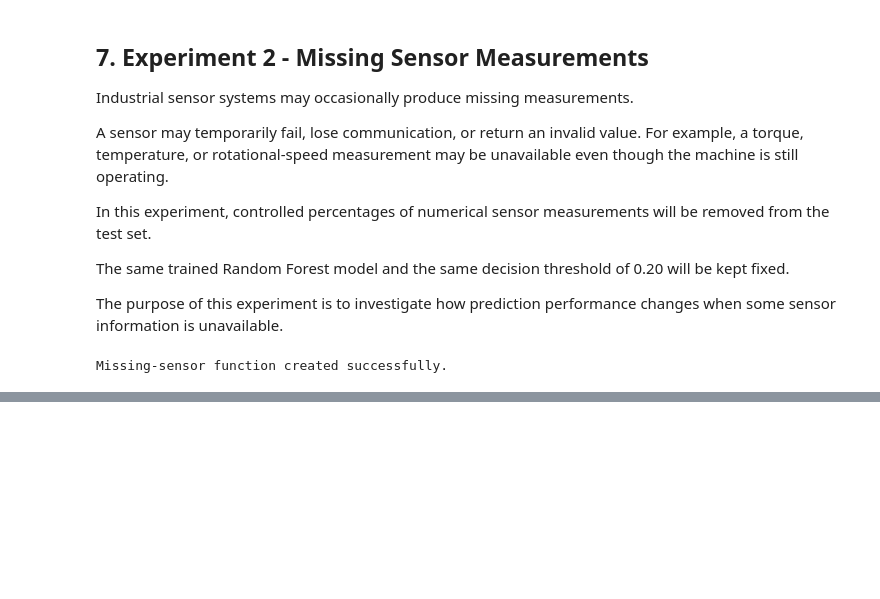
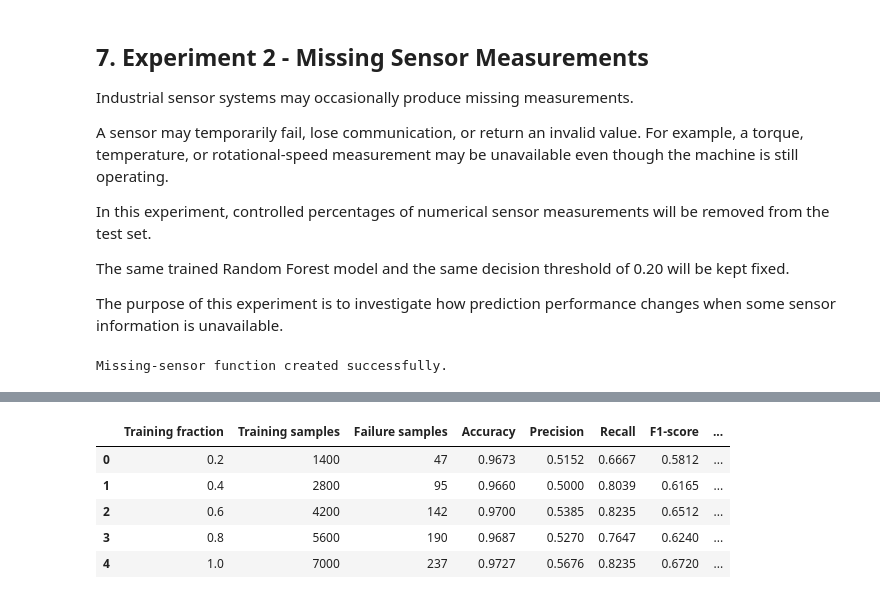
Before and after one commit to aacaas5/reliable-machine-failure-prediction-under-imbalanced-and-corrupted-sensor-data, a Jupyter notebook: notebooks/03_robustness_experiments.ipynb, the cells around one changed output, grey strips where cells are left out. Drawn from its saved outputs; the diff is of its cells as text; code cells hidden in the pictures; blank space fills up the shorter version.

```diff
--- a/notebooks/03_robustness_experiments.ipynb
+++ b/notebooks/03_robustness_experiments.ipynb
@@ -822,0 +1335,98 @@ Missing-sensor function created successfully.
+# %%
+limited_training_results = []
+
+for fraction in training_fractions:
+
+    X_subset, y_subset = limited_training_sets[fraction]
+
+    # Create a fresh preprocessing pipeline
+    subset_preprocessor = create_preprocessor(
+        scale_numeric=False
+    )
+
+    # Fit preprocessing only on this training subset
+    X_subset_tree = subset_preprocessor.fit_transform(
+        X_subset
+    )
+
+    # Apply the same fitted preprocessing to the unchanged clean test set
+    X_test_subset_tree = subset_preprocessor.transform(
+        X_test
+    )
+
+    # Train a fresh Random Forest using only this subset
+    subset_model = RandomForestClassifier(
+        n_estimators=300,
+        random_state=RANDOM_STATE,
+        n_jobs=-1
+    )
+
+    subset_model.fit(
+        X_subset_tree,
+        y_subset
+    )
+
+    # Get failure probabilities on the same clean test set
+    probabilities = subset_model.predict_proba(
+        X_test_subset_tree
+    )[:, 1]
+
+    # Apply the same fixed threshold
+    predictions = (
+        probabilities >= selected_threshold
+    ).astype(int)
+
+    # Calculate metrics
+    accuracy = accuracy_score(
+        y_test,
+        predictions
+    )
+
+    precision = precision_score(
+        y_test,
+        predictions,
+        zero_division=0
+    )
+
+    recall = recall_score(
+        y_test,
+        predictions
+    )
+
+    f1 = f1_score(
+        y_test,
+        predictions
+    )
+
+    ap = average_precision_score(
+        y_test,
+        probabilities
+    )
+
+    limited_training_results.append(
+        {
+            "Training fraction": fraction,
+            "Training samples": len(X_subset),
+            "Failure samples": int(y_subset.sum()),
+            "Accuracy": accuracy,
+            "Precision": precision,
+            "Recall": recall,
+            "F1-score": f1,
+            "Average precision": ap
+        }
+    )
+
+limited_training_results_df = pd.DataFrame(
+    limited_training_results
+)
+
+display(
+    limited_training_results_df.round(4)
+)
+# %% [output]
+|  | Training fraction | Training samples | Failure samples | Accuracy | Precision | Recall | F1-score | ... |
+| 0 | 0.2 | 1400 | 47 | 0.9673 | 0.5152 | 0.6667 | 0.5812 | ... |
+| 1 | 0.4 | 2800 | 95 | 0.9660 | 0.5000 | 0.8039 | 0.6165 | ... |
+| 2 | 0.6 | 4200 | 142 | 0.9700 | 0.5385 | 0.8235 | 0.6512 | ... |
+| 3 | 0.8 | 5600 | 190 | 0.9687 | 0.5270 | 0.7647 | 0.6240 | ... |
+| 4 | 1.0 | 7000 | 237 | 0.9727 | 0.5676 | 0.8235 | 0.6720 | ... |
```
Also changed, not shown: parts of 23 cells of this notebook, 3 other files.
